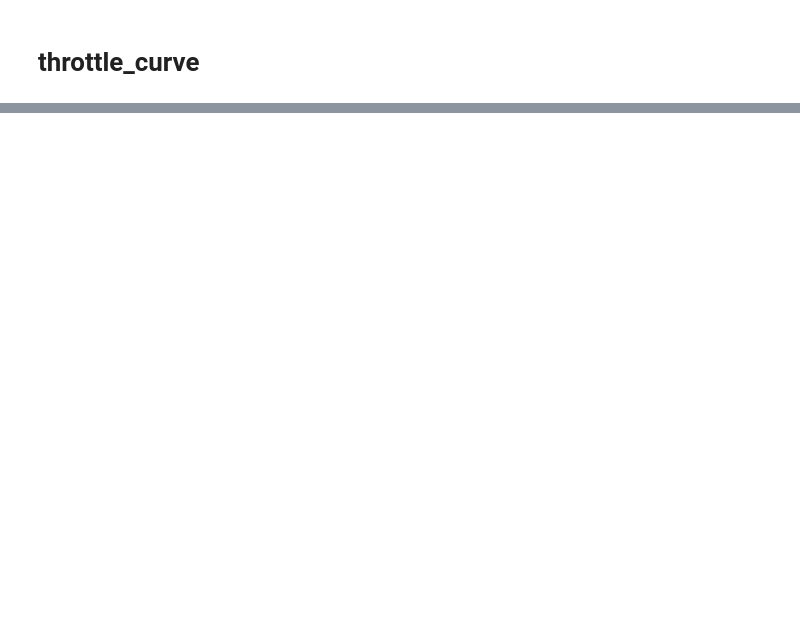
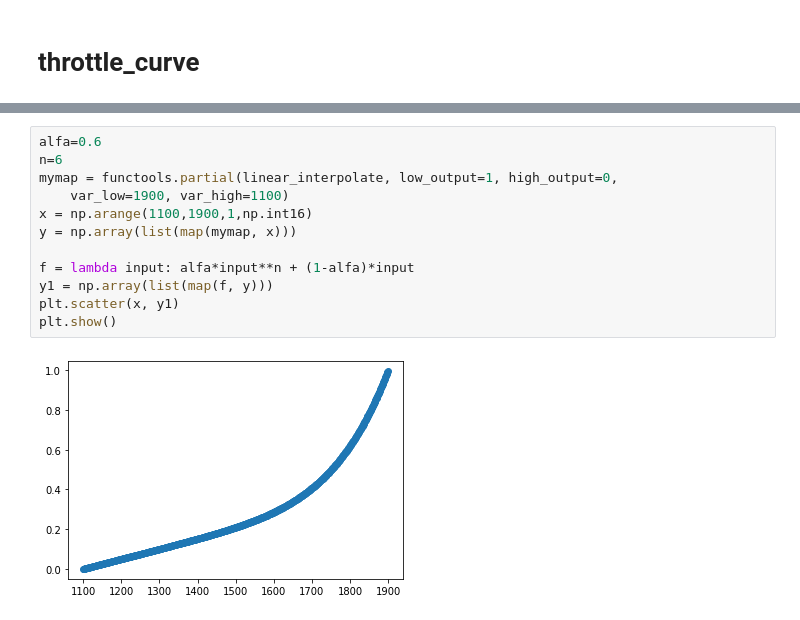
Before and after one commit to robobe/family_course, a Jupyter notebook: math/rc/rc_test.ipynb, the cells around one changed output, grey strips where cells are left out. Drawn from its saved outputs; the diff is of its cells as text; blank space fills up the shorter version.

```diff
--- a/math/rc/rc_test.ipynb
+++ b/math/rc/rc_test.ipynb
@@ -112,0 +113,14 @@ plt.show()
+# %%
+alfa=0.6
+n=6
+mymap = functools.partial(linear_interpolate, low_output=1, high_output=0,
+    var_low=1900, var_high=1100)
+x = np.arange(1100,1900,1,np.int16)
+y = np.array(list(map(mymap, x)))
+
+f = lambda input: alfa*input**n + (1-alfa)*input
+y1 = np.array(list(map(f, y)))
+plt.scatter(x, y1)
+plt.show()
+# %% [output]
+[figure, added]
```
Also changed, not shown: parts of 5 cells of this notebook.
